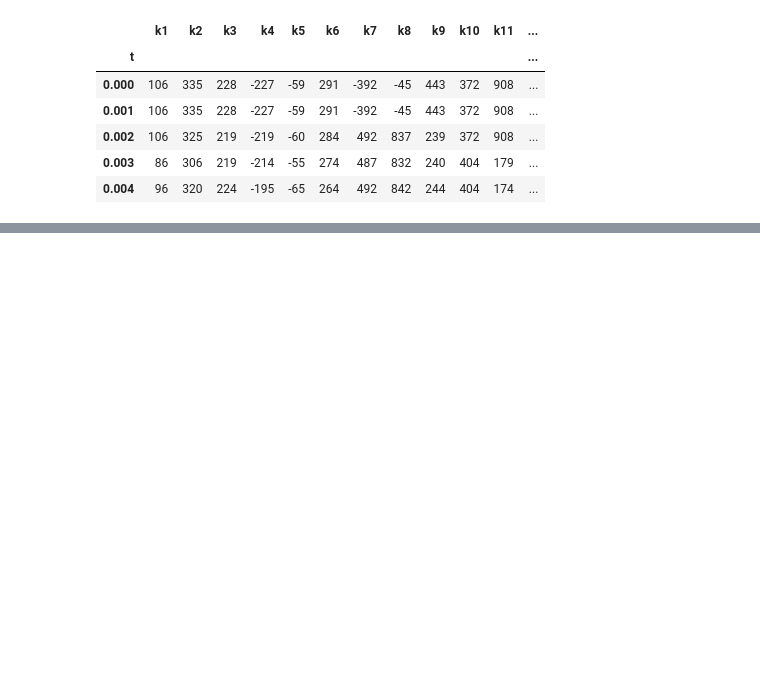
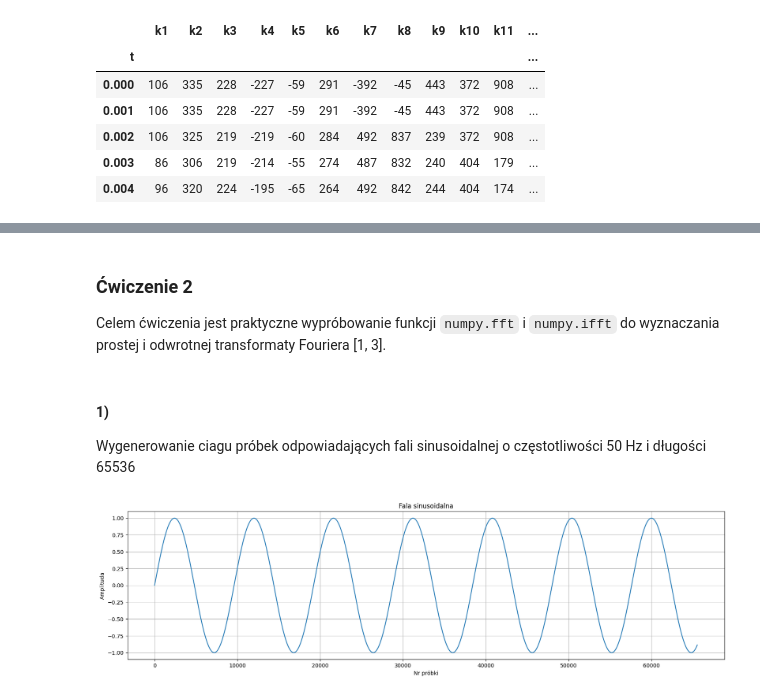
Before and after one commit to Mimblaa/CPSIO-lab, a Jupyter notebook: cw1.ipynb, the cells around one changed output, grey strips where cells are left out. Cells and saved outputs as stored; diff of their text form; code cells hidden in the pictures; blank space fills up the shorter version.

````diff
--- a/cw1.ipynb
+++ b/cw1.ipynb
@@ -40,0 +118,25 @@ ekg1.head()
+# %% [markdown]
+### Ćwiczenie 2
+Celem ćwiczenia jest praktyczne wypróbowanie funkcji ```numpy.fft```
+i ```numpy.ifft``` do wyznaczania prostej i odwrotnej transformaty Fouriera [1, 3].
+# %% [markdown]
+#### 1)
+Wygenerowanie ciagu próbek odpowiadających fali sinusoidalnej o częstotliwości 50 Hz i długości 65536
+# %%
+length = 65536  # długość fali
+f = 50          # częstotliwość
+fs = 480000     # częstotliwość próbkowania
+
+x = np.arange(length)                 # równomierne rozłożenie próbek dla długości 65536
+y = np.sin(2 * np.pi * x * f / fs)    # obliczenie wartości sinusa dla danej próbki x, pulsacja n-tej próbki będzie równa n * delta fi, delta fi = 2 pi f / fs
+
+plt.figure(figsize=(20,5))
+plt.plot(x, y)
+plt.xlabel('Nr próbki')
+plt.ylabel('Amplituda')
+plt.title('Fala sinusoidalna')
+plt.grid(True, which='both')
+
+x = plt.show()
+# %% [output]
+[figure, added]
````
Also changed, not shown: parts of 29 cells of this notebook, 1 other file.
